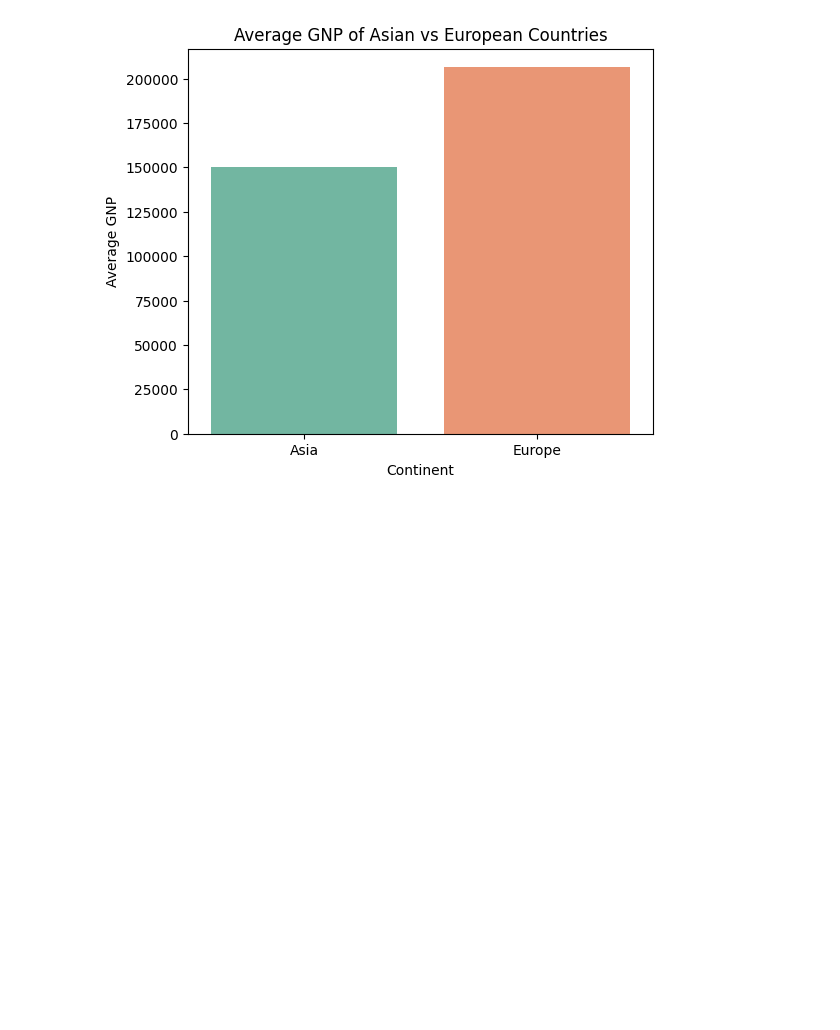
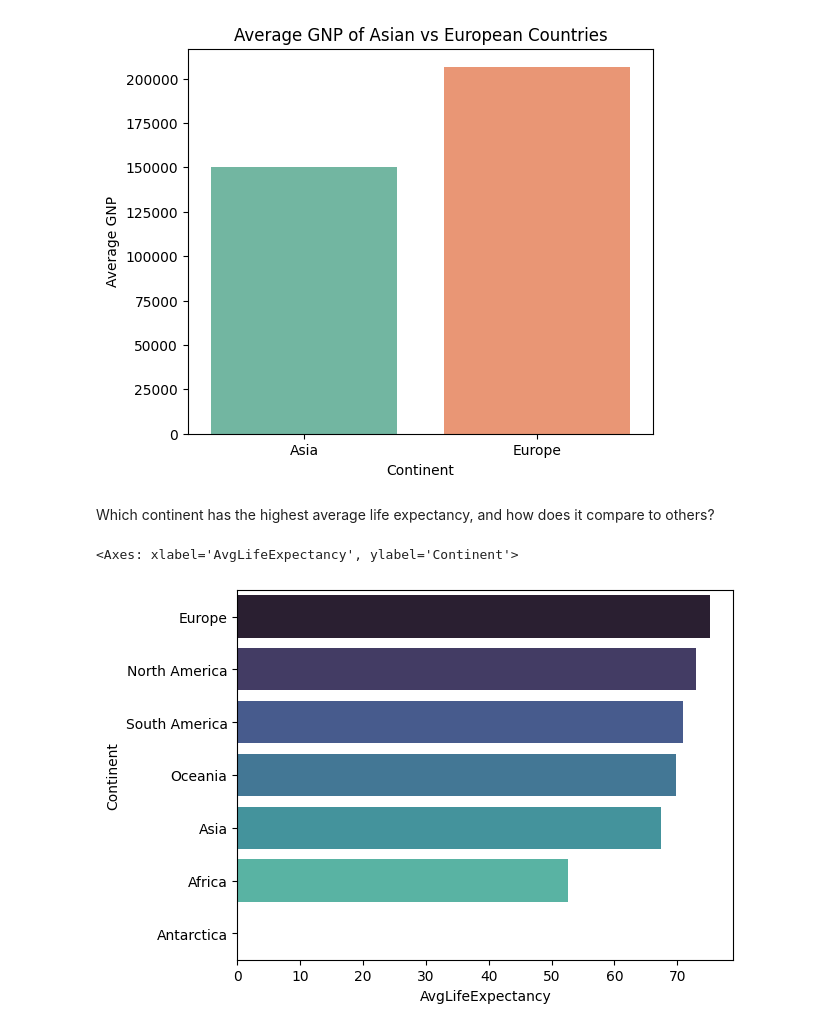
Before and after one commit to khalidkhankakar/SQL-for-datascience, a Jupyter notebook: projects/world_countries/main.ipynb, the cells around one changed output. Drawn from its saved outputs; the diff is of its cells as text; code cells hidden in the pictures; blank space fills up the shorter version.

```diff
--- a/projects/world_countries/main.ipynb
+++ b/projects/world_countries/main.ipynb
@@ -384,3 +384,13 @@ plt.xlabel("Continent")
 plt.show()
 # %% [output]
 [figure]
+# %% [markdown]
+Which continent has the highest average life expectancy, and how does it compare to others?
+# %%
+query = """SELECT Continent, AVG(LifeExpectancy) AS AvgLifeExpectancy FROM country GROUP BY Continent ORDER BY AvgLifeExpectancy DESC"""
+df = pd.read_sql(query, conn)
+
+sns.barplot(y='Continent', x='AvgLifeExpectancy', data=df, palette='mako')
+# %% [output]
+<Axes: xlabel='AvgLifeExpectancy', ylabel='Continent'>
+[figure, added]
```
Also changed, not shown: parts of 1 cell of this notebook.
